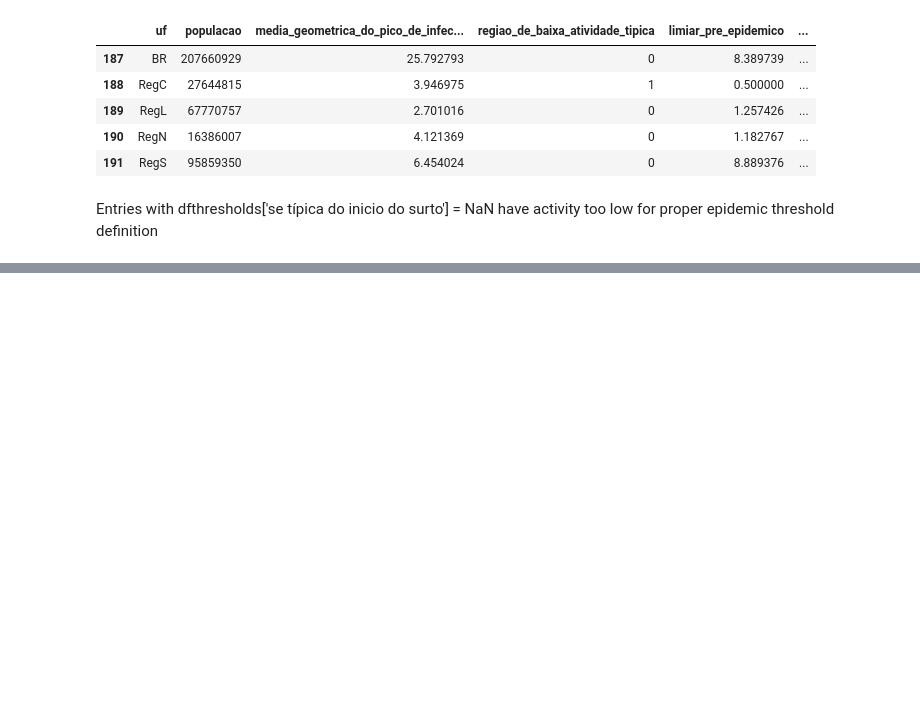
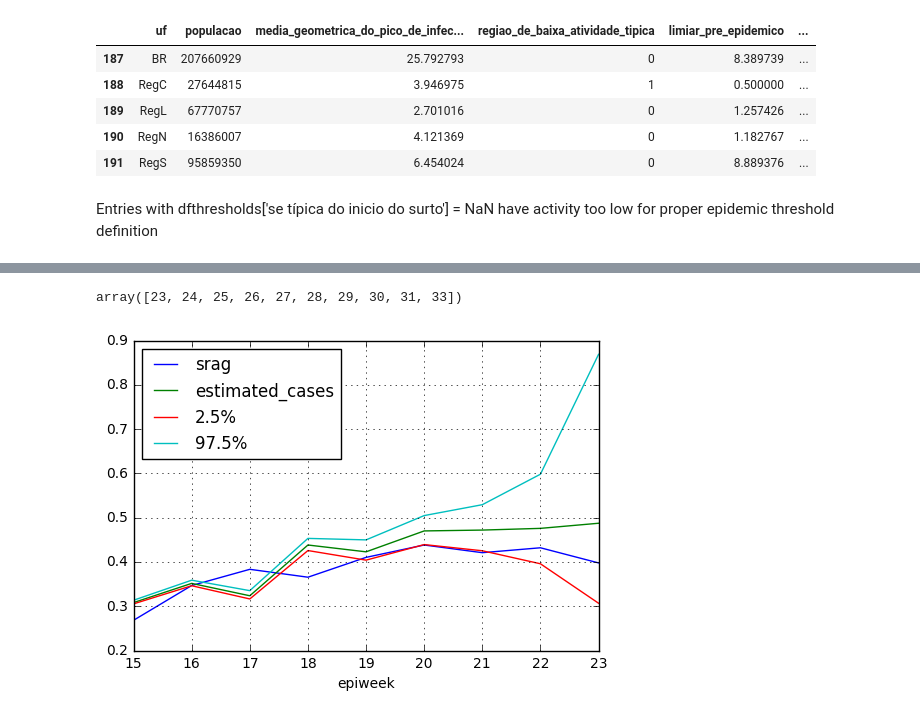
Before and after one commit to FluVigilanciaBR/fludashboard, a Jupyter notebook: Notebooks/historical_estimated_values.ipynb, the cells around one changed output, grey strips where cells are left out. Drawn from its saved outputs; the diff is of its cells as text; code cells hidden in the pictures; blank space fills up the shorter version.

Commit message:
Updated historical data notebook

```diff
--- a/Notebooks/historical_estimated_values.ipynb
+++ b/Notebooks/historical_estimated_values.ipynb
@@ -184,0 +175,47 @@ display(df)
+# %%
+df_hist[
+        (df_hist.base_epiyear == 2017) &
+        (df_hist.dado == 'srag') &
+        (df_hist.escala == 'incidência') &
+        (df_hist.uf == 'BR')
+        ].base_epiweek.unique()
+# %% [output]
+array([23, 24, 25, 26, 27, 28, 29, 30, 31, 33])
+# %%
+# First, last keep only stable weeksfor notification curve:
+df_inci2017.loc[(df_inci2017.situation != 'stable'), 'srag'] = np.nan
+
+# Adapt historical dataset:
+df_hist.sort_values(['epiyear', 'epiweek'], inplace=True)
+df_hist['estimated_cases'] = df_hist['50%']
+
+# User selected week:
+y = 2017
+w = 23
+
+def week_data(y, w):
+    df_week_inci = df_inci2017[(df_inci2017.epiweek <= w)]
+
+    df_week_hist = df_hist[
+        (df_hist.base_epiyear == y) &
+        (df_hist.base_epiweek == w) &
+        (df_hist.dado == 'srag') &
+        (df_hist.escala == 'incidência') &
+        (df_hist.uf == 'BR')
+    ].copy()
+
+    df = pd.merge(
+        df_week_inci[['epiweek', 'srag']],
+        df_week_hist[['epiweek', 'estimated_cases', '2.5%', '97.5%']],
+        on='epiweek', how='outer'
+    )
+
+    df.set_index('epiweek', inplace=True)
+    return df
+
+df = week_data(y, w)
+df.plot()
+plt.grid(True)
+plt.show()
+# %% [output]
+[figure, added]
```
Also changed, not shown: parts of 7 cells of this notebook.
